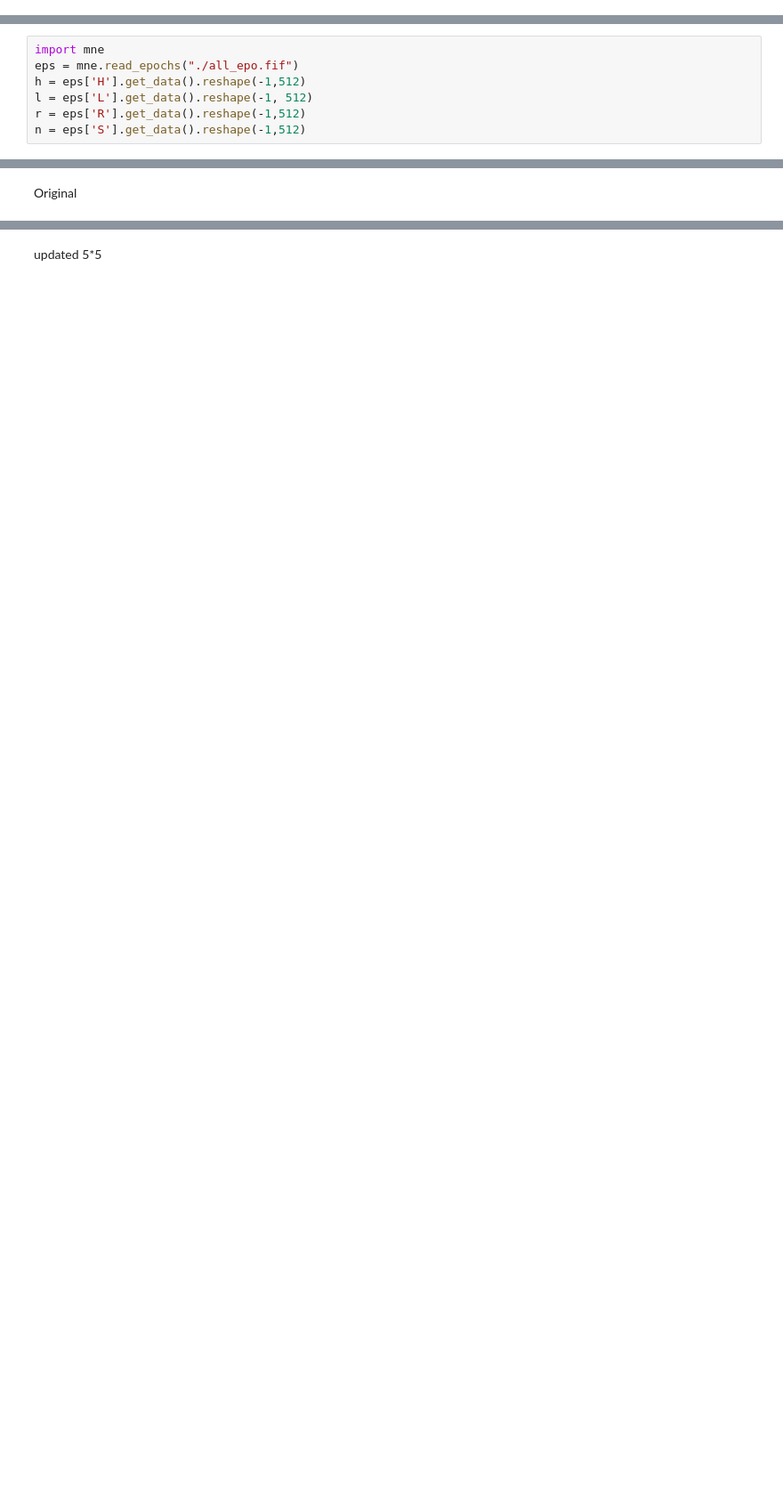
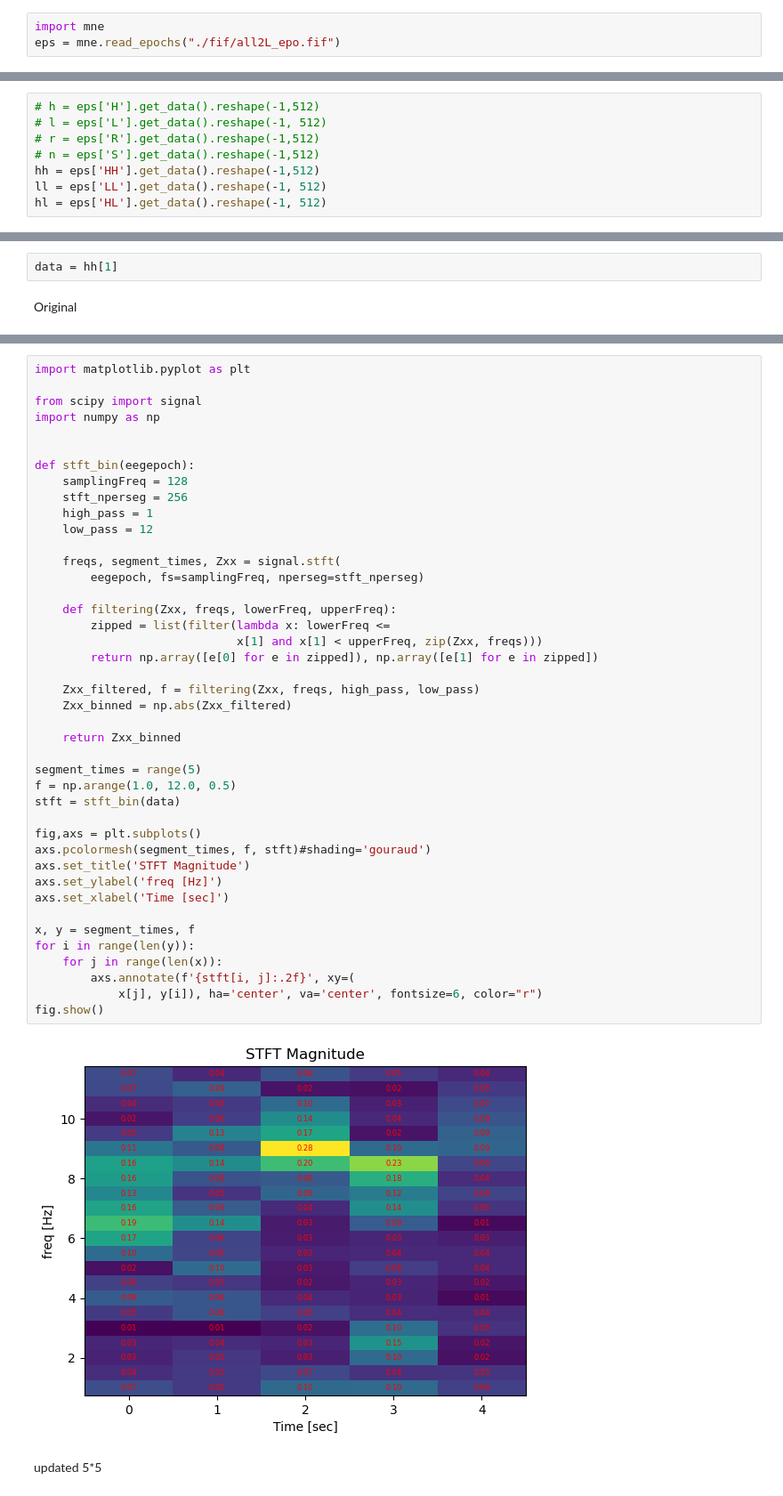
Before and after one commit to impPie/labpc, a Jupyter notebook: handler/visu.ipynb, the cells around one changed output, grey strips where cells are left out. Shown at 89% size. Drawn from its saved outputs; the diff is of its cells as text; blank space fills up the shorter version.

```diff
--- a/handler/visu.ipynb
+++ b/handler/visu.ipynb
@@ -79,3 +81,6 @@ Creating RawArray with float64 data, n_channels=1, n_times=2780160
 Ready.
 # %% [markdown]
 ## stft vis
+# %%
+import mne
+eps = mne.read_epochs("./fif/all2L_epo.fif")
@@ -82,7 +104,8 @@ Ready.
 # %%
-import mne
-eps = mne.read_epochs("./all_epo.fif")
-h = eps['H'].get_data().reshape(-1,512)
-l = eps['L'].get_data().reshape(-1, 512)
-r = eps['R'].get_data().reshape(-1,512)
-n = eps['S'].get_data().reshape(-1,512)
+# h = eps['H'].get_data().reshape(-1,512)
+# l = eps['L'].get_data().reshape(-1, 512)
+# r = eps['R'].get_data().reshape(-1,512)
+# n = eps['S'].get_data().reshape(-1,512)
+hh = eps['HH'].get_data().reshape(-1,512)
+ll = eps['LL'].get_data().reshape(-1, 512)
+hl = eps['HL'].get_data().reshape(-1, 512)
@@ -99,2 +112,4 @@ No baseline correction applied
+# %%
+data = hh[1]
 # %% [markdown]
 Original
@@ -110,3 +116,47 @@ plt.show()
+# %%
+import matplotlib.pyplot as plt
+
+from scipy import signal
+import numpy as np
+
+
+def stft_bin(eegepoch):
+    samplingFreq = 128
+    stft_nperseg = 256
+    high_pass = 1
+    low_pass = 12
+
+    freqs, segment_times, Zxx = signal.stft(
+        eegepoch, fs=samplingFreq, nperseg=stft_nperseg)
+
+    def filtering(Zxx, freqs, lowerFreq, upperFreq):
+        zipped = list(filter(lambda x: lowerFreq <=
+                             x[1] and x[1] < upperFreq, zip(Zxx, freqs)))
+        return np.array([e[0] for e in zipped]), np.array([e[1] for e in zipped])
+
+    Zxx_filtered, f = filtering(Zxx, freqs, high_pass, low_pass)
+    Zxx_binned = np.abs(Zxx_filtered)
+
+    return Zxx_binned
+
+segment_times = range(5)
+f = np.arange(1.0, 12.0, 0.5)
+stft = stft_bin(data)
+
+fig,axs = plt.subplots()
+axs.pcolormesh(segment_times, f, stft)#shading='gouraud')
+axs.set_title('STFT Magnitude')
+axs.set_ylabel('freq [Hz]')
+axs.set_xlabel('Time [sec]')
+
+x, y = segment_times, f
+for i in range(len(y)):
+    for j in range(len(x)):
+        axs.annotate(f'{stft[i, j]:.2f}', xy=(
+            x[j], y[i]), ha='center', va='center', fontsize=6, color="r")
+fig.show()
+# %% [output]
+[figure, added]
 # %% [markdown]
 updated 5*5
 # %%
```
Also changed, not shown: parts of 10 cells of this notebook, 7 other files.
